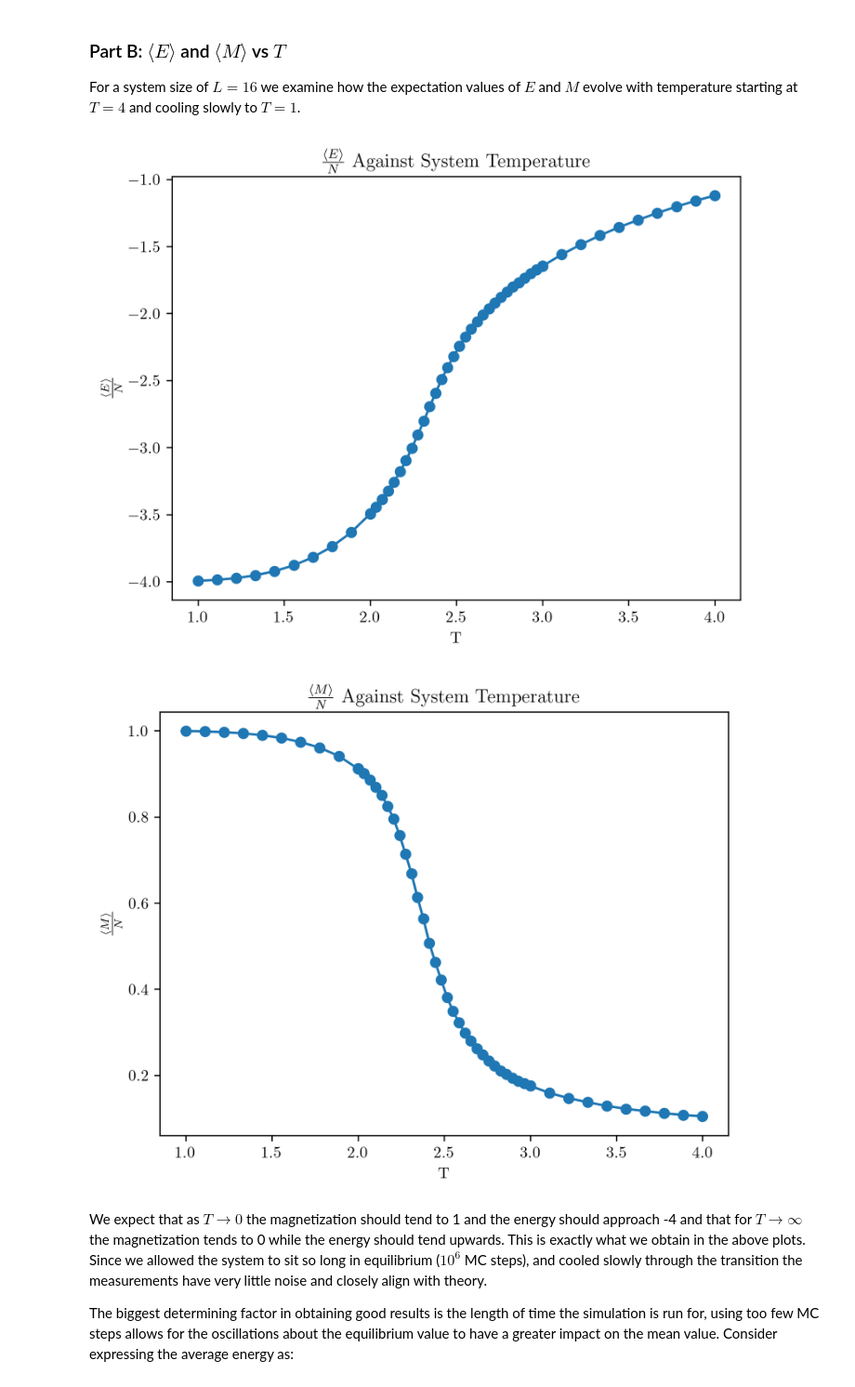
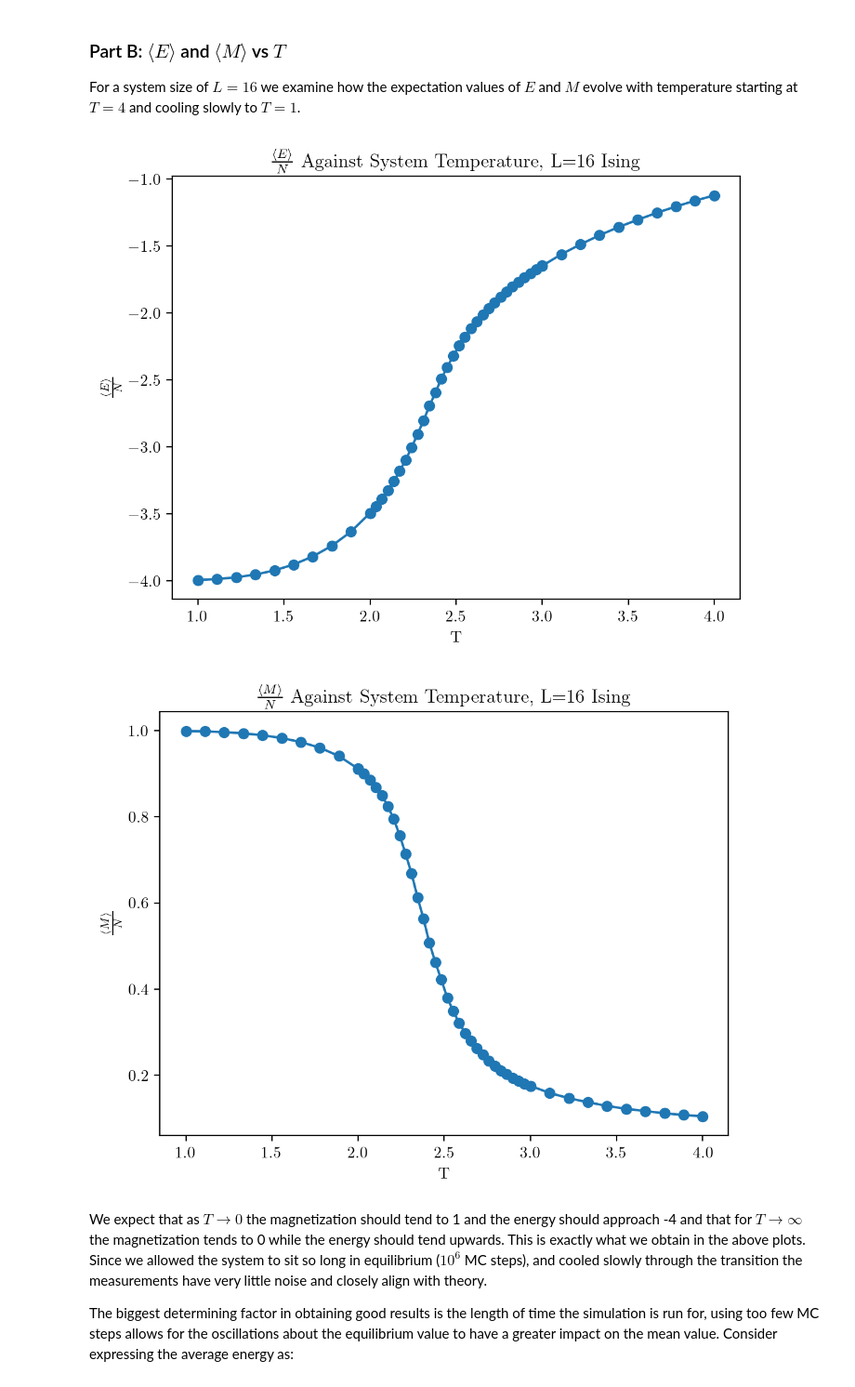
Before and after one commit to m-bouliane/Phys-705, a Jupyter notebook: Final Project.ipynb, the cells around one changed output. Shown at 93% size. Cells and saved outputs as stored; diff of their text form; code cells hidden in the pictures.

```diff
--- a/Final Project.ipynb
+++ b/Final Project.ipynb
@@ -51,7 +51,7 @@ import multiprocess as mp
 
 font = {'size': 10}
 matplotlib.rc('font', **font)
-matplotlib.rcParams['figure.dpi'] = 300
+matplotlib.rcParams['figure.dpi'] = 200
 matplotlib.rc('text', usetex=True)
 matplotlib.rcParams['mathtext.fontset'] = 'cm'
 matplotlib.rcParams['font.family'] = 'STIXGeneral'
@@ -322,20 +322,20 @@ For a system size of $L=16$ we examine how the expectation values of $E$ and $M$
 # %%
 plt.plot(temps, L16E)
 plt.scatter(temps, L16E)
-plt.title(r"$\frac{\langle E \rangle}{N}$ Against System Temperature")
+plt.title(r"$\frac{\langle E \rangle}{N}$ Against System Temperature, L=16 Ising")
 plt.xlabel("T")
 plt.ylabel(r"$\frac{\langle E \rangle}{N}$")
 plt.show()
 
 plt.plot(temps, L16M)
 plt.scatter(temps, L16M)
-plt.title(r"$\frac{\langle M \rangle}{N}$ Against System Temperature")
+plt.title(r"$\frac{\langle M \rangle}{N}$ Against System Temperature, L=16 Ising")
 plt.xlabel("T")
 plt.ylabel(r"$\frac{\langle M \rangle}{N}$")
 plt.show()
 # %% [output]
-[figure, old version]
+[figure, new version]
-[figure, old version]
+[figure, new version]
 # %% [markdown]
 We expect that as $T\rightarrow0$ the magnetization should tend to 1 and the energy should approach -4 and that for $T\rightarrow\infty$ the magnetization tends to 0 while the energy should tend upwards. This is exactly what we obtain in the above plots. Since we allowed the system to sit so long in equilibrium ($10^6$ MC steps), and cooled slowly through the transition the measurements have very little noise and closely align with theory.
 
```
Also changed, not shown: parts of 57 cells of this notebook, 3 other files.
